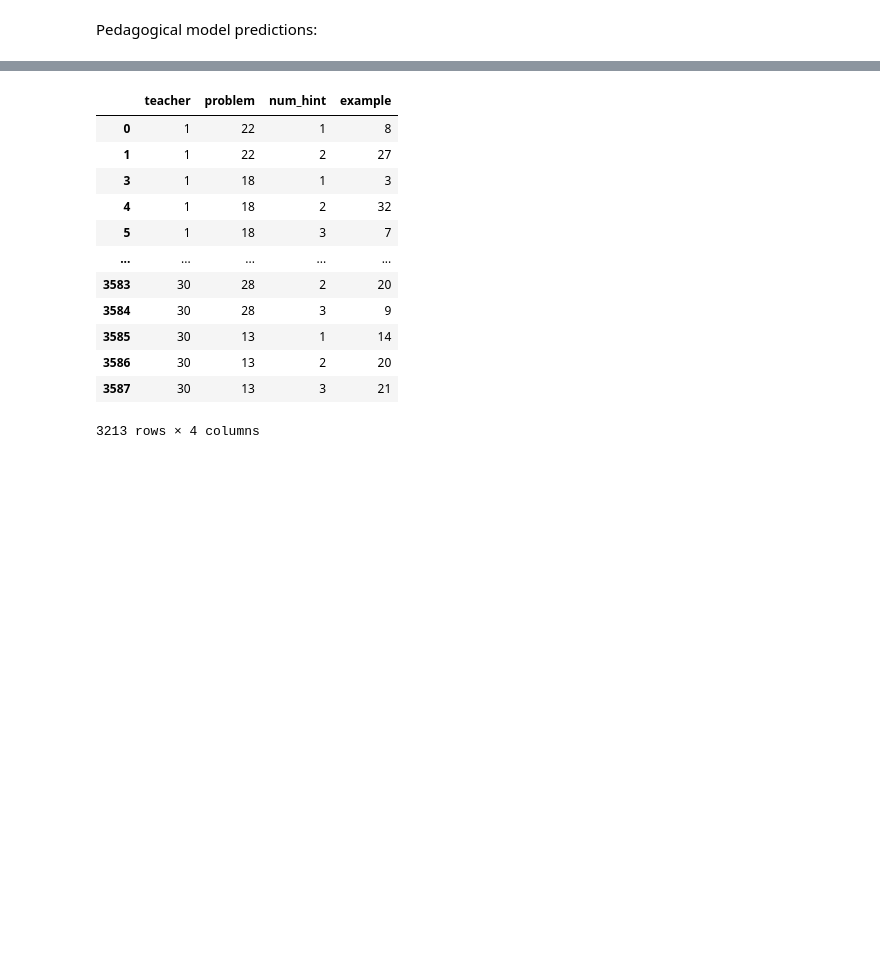
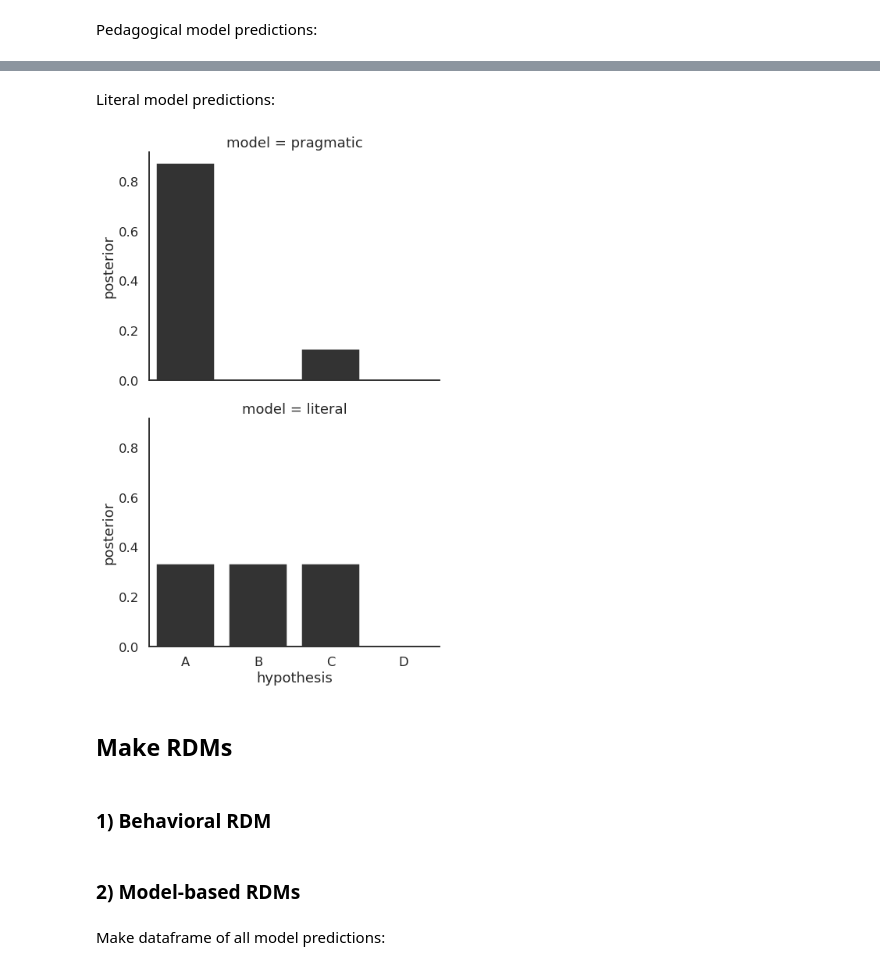
Before and after one commit to nataliavelez/teaching_fmri, a Jupyter notebook: 5_student/4_model_predictions.ipynb, the cells around one changed output, grey strips where cells are left out. Drawn from its saved outputs; the diff is of its cells as text; code cells hidden in the pictures; blank space fills up the shorter version.

```diff
--- a/5_student/4_model_predictions.ipynb
+++ b/5_student/4_model_predictions.ipynb
@@ -81,16 +158,0 @@ model_preds = []
-# %%
-teacher_examples
-# %% [output]
-|  | teacher | problem | num_hint | example |
-| 0 | 1 | 22 | 1 | 8 |
-| 1 | 1 | 22 | 2 | 27 |
-| 3 | 1 | 18 | 1 | 3 |
-| 4 | 1 | 18 | 2 | 32 |
-| 5 | 1 | 18 | 3 | 7 |
-| ... | ... | ... | ... | ... |
-| 3583 | 30 | 28 | 2 | 20 |
-| 3584 | 30 | 28 | 3 | 9 |
-| 3585 | 30 | 13 | 1 | 14 |
-| 3586 | 30 | 13 | 2 | 20 |
-| 3587 | 30 | 13 | 3 | 21 |
-3213 rows × 4 columns
@@ -96,0 +189,46 @@ teacher_examples
+# %% [markdown]
+Literal model predictions:
+# %%
+def literal_beliefs(prob, teacher):
+
+    prob_ex = teacher_examples[(teacher_examples.problem == prob) & (teacher_examples.teacher == teacher)]
+
+    belief_list = []
+    past_examples = []
+
+    # get model predictions at each timestep
+    for _, row in prob_ex.iterrows():
+        pH = teach.filter_consistent_examples(prob, past_examples=past_examples)
+        pH = pH.div(pH.sum(axis=1), axis=0)
+        past_examples.append(row.example)
+        belief_list.append(pH.loc[row.example])
+
+    belief_df = pd.DataFrame(belief_list).fillna(0)
+
+    # save to dataframe
+    belief_df['t'] = prob_ex['num_hint'].values
+    belief_df['problem'] = prob
+    belief_df['teacher'] = teacher
+    belief_df['model'] = 'literal'
+    belief_df = (
+        belief_df
+        .melt(id_vars=['model', 'teacher', 'problem', 't'], value_vars=labels,
+              var_name='hypothesis', value_name='posterior')
+        .sort_values(by=['teacher', 'problem', 't', 'hypothesis'])
+        .reset_index(drop=True)
+    )
+
+    return belief_df
+# %%
+prag = pragmatic_beliefs(20, 10)
+lit = literal_beliefs(20, 10)
+model_test = pd.concat([prag,lit])
+model_test = model_test[model_test.t == 3]
+
+g = sns.catplot(data=model_test, row='model', x='hypothesis', y='posterior', kind='bar', color='#333', aspect=1.25)
+# %% [output]
+[figure, added]
+# %% [markdown]
+ ## Make RDMs
+# %% [markdown]
+### 1) Behavioral RDM
@@ -96,0 +258,4 @@ teacher_examples
+# %% [markdown]
+### 2) Model-based RDMs
+# %% [markdown]
+Make dataframe of all model predictions:
```
Also changed, not shown: parts of 26 cells of this notebook, 41 other files.
